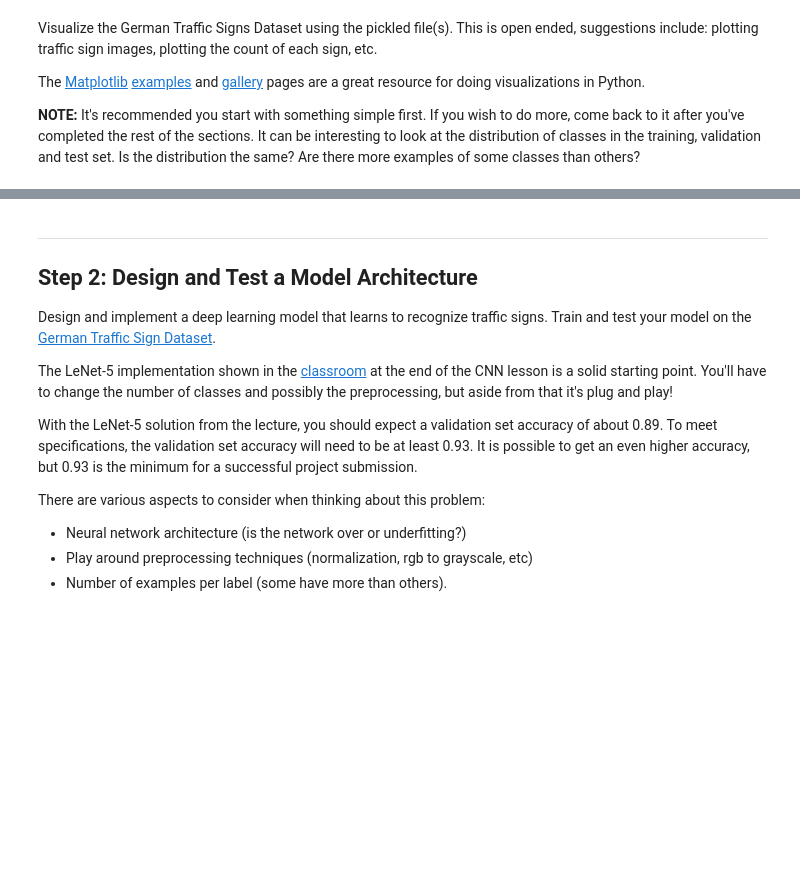
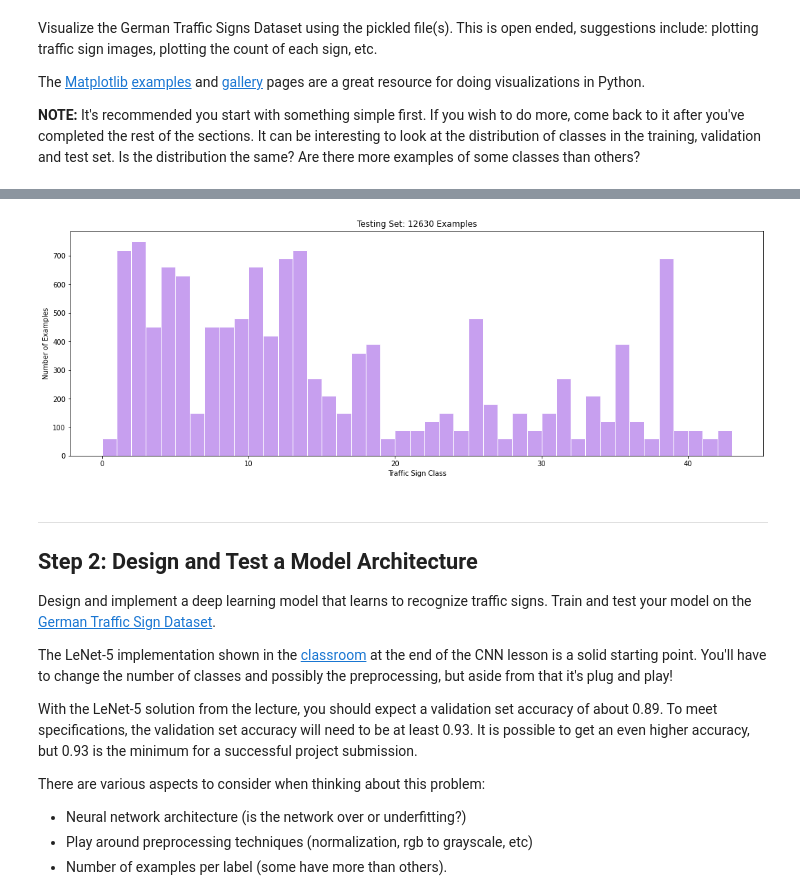
Before and after one commit to jasleon/Traffic-Sign-Classifier, a Jupyter notebook: Traffic_Sign_Classifier.ipynb, the cells around one changed output, grey strips where cells are left out. Cells and saved outputs as stored; diff of their text form; code cells hidden in the pictures; blank space fills up the shorter version.

```diff
--- a/Traffic_Sign_Classifier.ipynb
+++ b/Traffic_Sign_Classifier.ipynb
@@ -120,3 +143,7 @@ Class of the training example =  Speed limit (30km/h)
+# %%
+visualize_dataset(y_test, 'Testing', 'xkcd:lavender')
+# %% [output]
+[figure, added]
 # %% [markdown]
 ----
 
```
Also changed, not shown: parts of 4 cells of this notebook.
